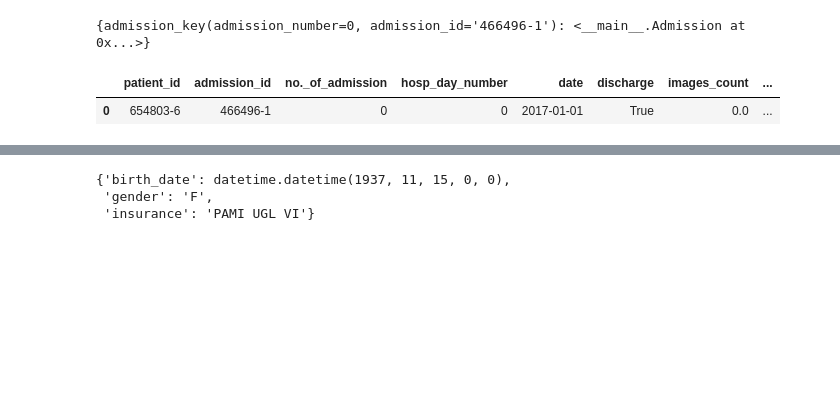
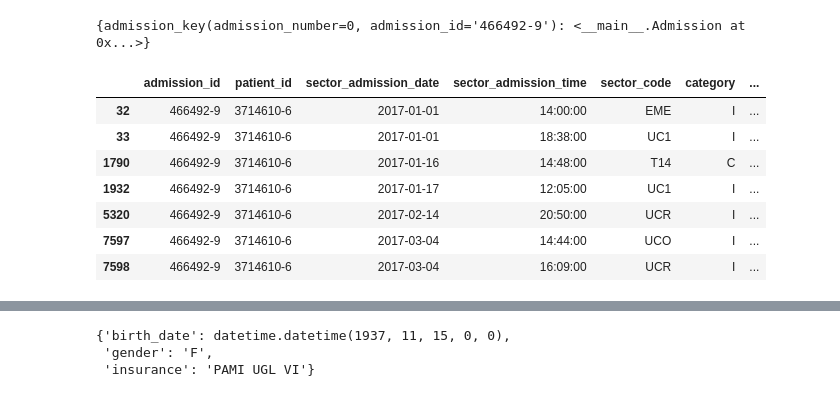
Before and after one commit to josedallavia/A-Machine-Learning-Approach-for-Optimization-of-Hospital-Bed-Utilization, a Jupyter notebook: Draft_hospital_classes.ipynb, the cells around one changed output, grey strips where cells are left out. Cells and saved outputs as stored; diff of their text form; code cells hidden in the pictures; blank space fills up the shorter version.

Commit message:
Admission class has sectors data

```diff
--- a/Draft_hospital_classes.ipynb
+++ b/Draft_hospital_classes.ipynb
@@ -63,10 +49,21 @@ class Patient:
         self.hospitalizations_data = df[df['patient_id'] == self.patient_id].sort_values(by='admission_date')
 
         df = db['laboratory']
-        self.laboratory_data = df[df['patient_id'] == self.patient_id].sort_values(by='admission_date')
+        self.laboratory_data = df[df['patient_id'] == self.patient_id].sort_values(by=['admission_date',
+                                                                                      'labo_date'])
 
         df = db['images']
-        self.images_data = df[df['patient_id'] == self.patient_id].sort_values(by='admission_date')
+        self.images_data = df[df['patient_id'] == self.patient_id].sort_values(by=['admission_date',
+                                                                                  'image_date'])
+
+        df = db['surgeries']
+        self.surgeries_data = df[df['patient_id'] == self.patient_id].sort_values(by=['admission_date',
+                                                                                      'surgery_date'])
+
+
+        df = db['sectors_admissions']
+        self.sectors_data = df[df['patient_id'] == self.patient_id].sort_values(by=['admission_id',
+                                                                                    'sector_admission_date'])
 
     @property
     def admission_history(self):
@@ -186,15 +248,21 @@ class Admission():
 
         return df
 # %%
-patient = Patient('654803-6')
+patient = Patient('3714610-6')
 # %%
 patient.load_patient_data(db)
 # %%
 patient.admission_history
 # %% [output]
-{admission_key(admission_number=0, admission_id='466496-1'): <__main__.Admission at 0x...>}
+{admission_key(admission_number=0, admission_id='466492-9'): <__main__.Admission at 0x...>}
 # %%
-patient.get_historic_records()
+patient.sectors_data
 # %% [output]
-|  | patient_id | admission_id | no._of_admission | hosp_day_number | date | discharge | images_count | ... |
-| 0 | 654803-6 | 466496-1 | 0 | 0 | 2017-01-01 | True | 0.0 | ... |
+|  | admission_id | patient_id | sector_admission_date | sector_admission_time | sector_code | category | ... |
+| 32 | 466492-9 | 3714610-6 | 2017-01-01 | 14:00:00 | EME | I | ... |
+| 33 | 466492-9 | 3714610-6 | 2017-01-01 | 18:38:00 | UC1 | I | ... |
+| 1790 | 466492-9 | 3714610-6 | 2017-01-16 | 14:48:00 | T14 | C | ... |
+| 1932 | 466492-9 | 3714610-6 | 2017-01-17 | 12:05:00 | UC1 | I | ... |
+| 5320 | 466492-9 | 3714610-6 | 2017-02-14 | 20:50:00 | UCR | I | ... |
+| 7597 | 466492-9 | 3714610-6 | 2017-03-04 | 14:44:00 | UCO | I | ... |
+| 7598 | 466492-9 | 3714610-6 | 2017-03-04 | 16:09:00 | UCR | I | ... |
```
Also changed, not shown: parts of 9 cells of this notebook, 1 other file.
